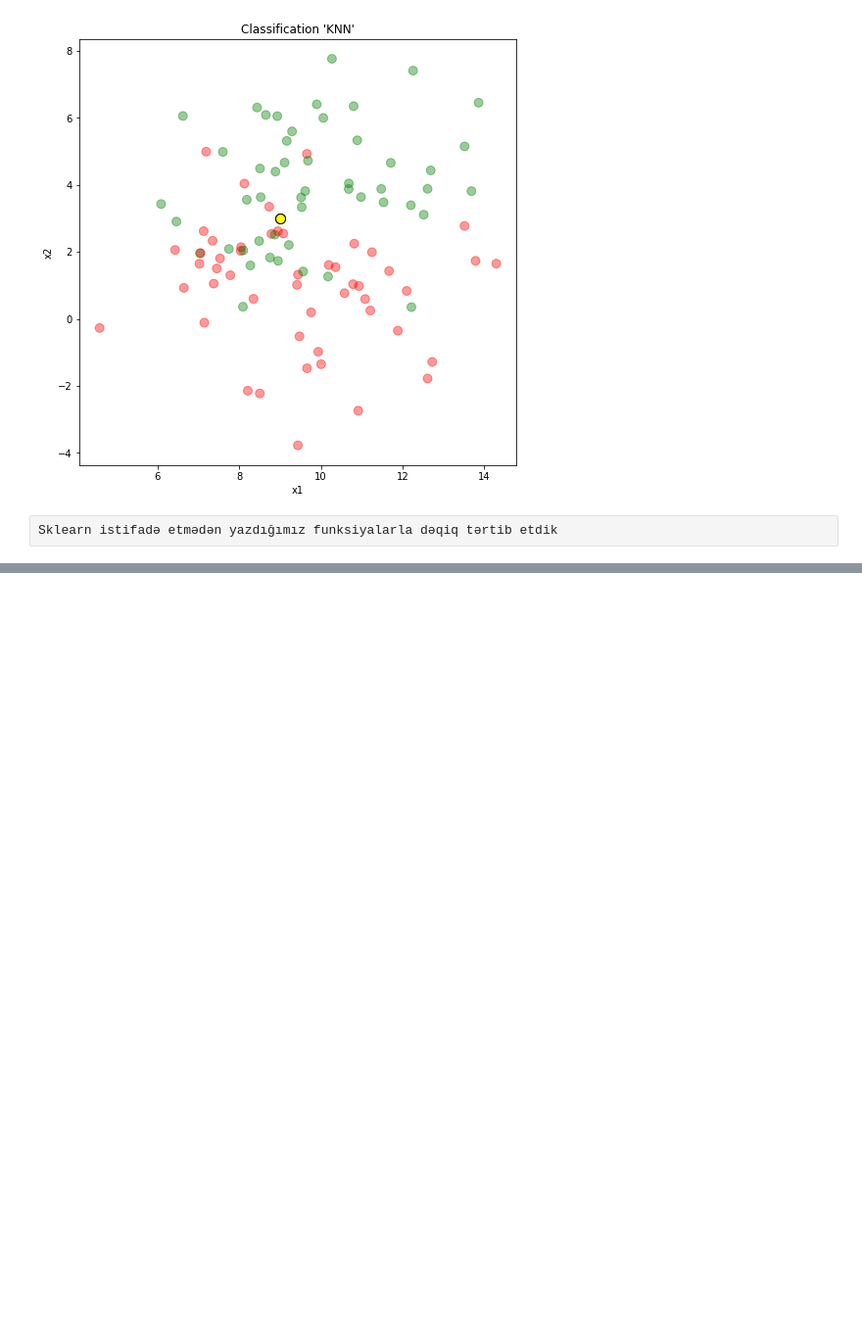
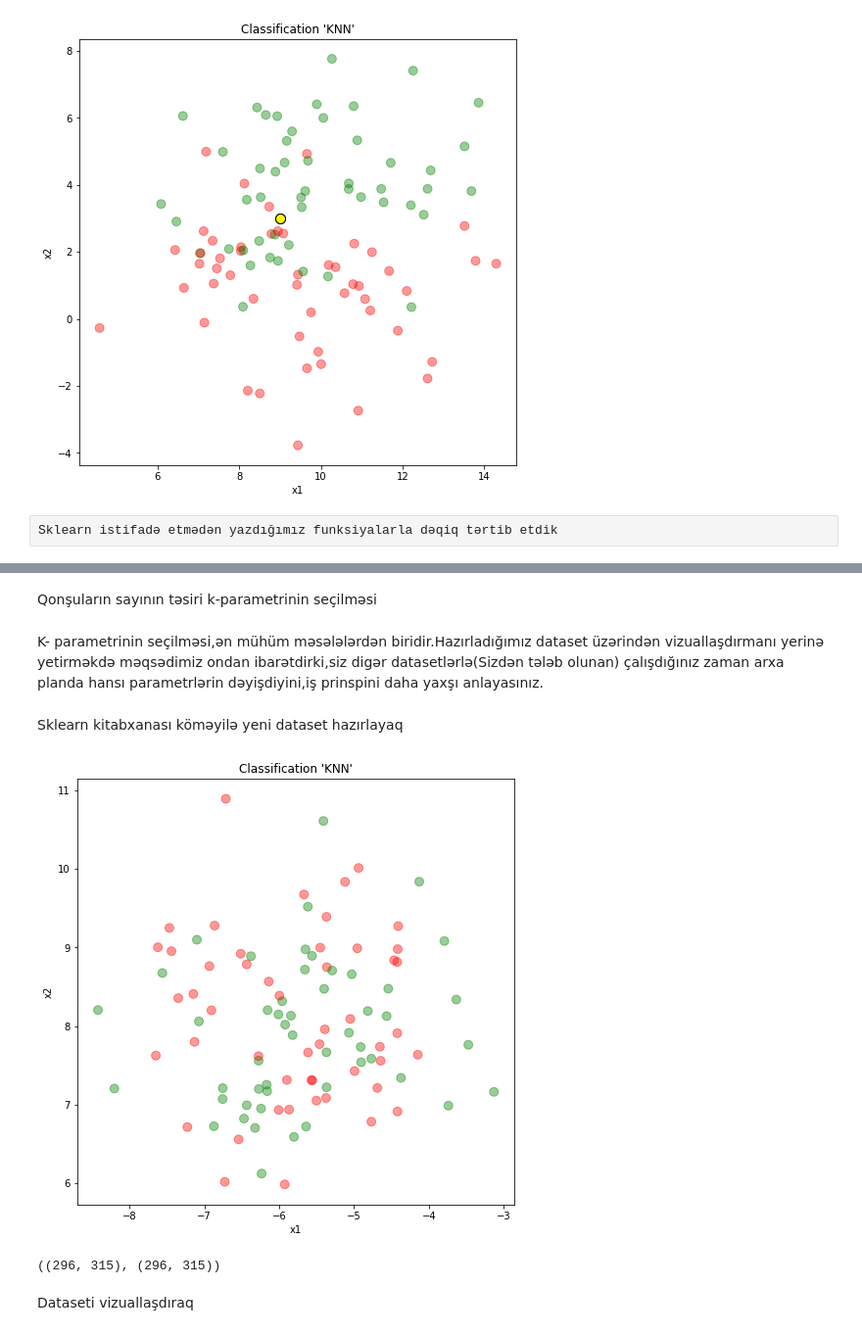
Before and after one commit to RashadGarayev/MachineLearningAZ, a Jupyter notebook: MachineLearningAz/Algorithm.ipynb, the cells around one changed output, grey strips where cells are left out. Shown at 98% size. Drawn from its saved outputs; the diff is of its cells as text; code cells hidden in the pictures; blank space fills up the shorter version.

```diff
--- a/MachineLearningAz/Algorithm.ipynb
+++ b/MachineLearningAz/Algorithm.ipynb
@@ -262,0 +263,6 @@ PlotPoints(X, y, new_data=new_data, new_prediction=y_pred)
+# %% [markdown]
+Qonşuların sayının təsiri k-parametrinin seçilməsi
+# %% [markdown]
+K- parametrinin seçilməsi,ən mühüm məsələlərdən biridir.Hazırladığımız dataset üzərindən vizuallaşdırmanı yerinə yetirməkdə məqsədimiz ondan ibarətdirki,siz digər datasetlərlə(Sizdən tələb olunan) çalışdığınız zaman arxa planda hansı parametrlərin dəyişdiyini,iş prinspini daha yaxşı anlayasınız.
+# %% [markdown]
+Sklearn kitabxanası köməyilə yeni dataset hazırlayaq
@@ -262,0 +271,6 @@ PlotPoints(X, y, new_data=new_data, new_prediction=y_pred)
+# %%
+X, y = datasets.make_blobs(n_samples=100, random_state=5, centers=2)
+# %%
+PlotPoints(X,y)
+# %% [output]
+[figure, added]
@@ -262,0 +283,6 @@ PlotPoints(X, y, new_data=new_data, new_prediction=y_pred)
+# %%
+xx.shape,yy.shape
+# %% [output]
+((296, 315), (296, 315))
+# %% [markdown]
+Dataseti vizuallaşdıraq
```
Also changed, not shown: parts of 18 cells of this notebook.
